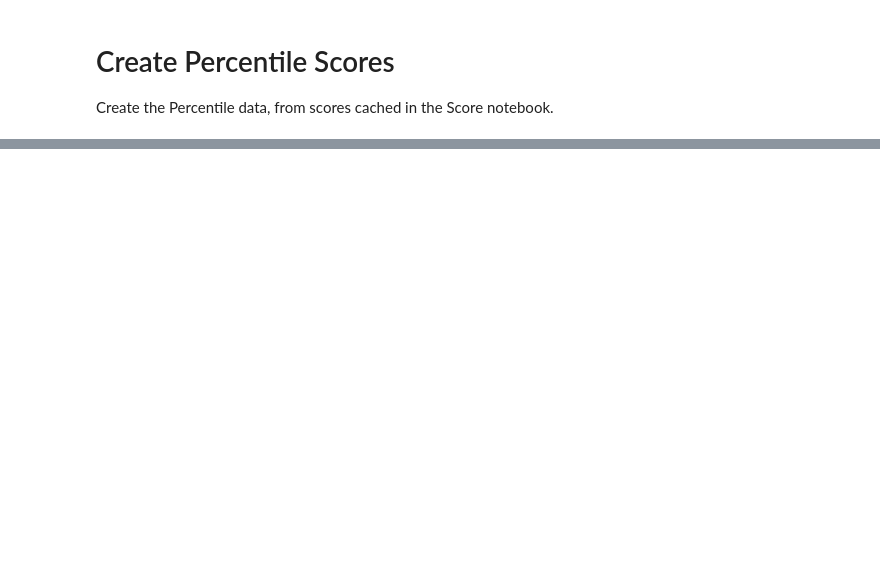
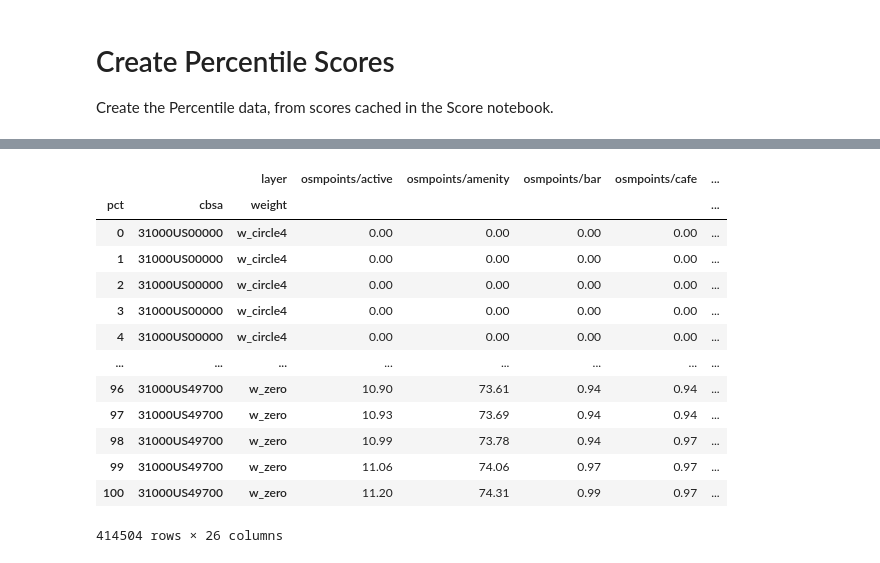
Before and after one commit to metatab-packages/civicknowledge.com-percentile-demosearch, a Jupyter notebook: notebooks/Compile.ipynb, the cells around one changed output, grey strips where cells are left out. Cells and saved outputs as stored; diff of their text form; code cells hidden in the pictures; blank space fills up the shorter version.

```diff
--- a/notebooks/Compile.ipynb
+++ b/notebooks/Compile.ipynb
@@ -82,0 +112,3 @@ assert set(osm_cols) == set(osm_cols_l)
+# %%
+first_score_col = dfs.columns[4]
+dfs.loc[:, first_score_col:]
@@ -87,12 +167,12 @@ def make_pctile_df(df):
     """Create the percentiles dataset"""
 
     frames = []
-    for idx, g in df.groupby('group_cbsa'):
-        t = np.nanpercentile(g[demo_cols+osm_cols], np.linspace(0,100,101), axis=0)
-        pct = pd.DataFrame(t, columns = demo_cols+osm_cols).round(2)
-        pct['cbsa'] = idx
+    for idx, g in df.groupby(['group_cbsa','weight']):
+        t = np.nanpercentile(g.loc[:, first_score_col:], np.linspace(0,100,101), axis=0)
+        pct = pd.DataFrame(t, columns = dfs.columns[4:]).round(2)
+        pct[['cbsa','weight']] = idx
         pct.index.name = 'pct'
-        frames.append(pct.set_index('cbsa',append=True))
+        frames.append(pct.set_index(['cbsa','weight'],append=True))
 
     pct = pd.concat(frames)
 
@@ -105,6 +185,7 @@ def col_pctile(df, cbsa, col, value):
     # return the largest percentile value, rather than 0
     return (t[col]-value).abs().sort_values(ascending=False).idxmin()[0]
 
-pct = make_pctile_df(df)
+pct = make_pctile_df(dfs)
 
-col_pctile(pct, '31000US31080', 'cafe', 21.0) # SHould be 50
+#v = pct.sort_index().loc[ (50, '31000US31080'), :].osmpoints_cafe
+#col_pctile(pct, '31000US31080', 'osmpoints_cafe', v) # SHould be 50
@@ -168,0 +192,17 @@ for (pct_v, cbsa), row in list(pct.sample(20).iterrows()):
+# %%
+pct
+# %% [output]
+|  |  | layer | osmpoints/active | osmpoints/amenity | osmpoints/bar | osmpoints/cafe | ... |
+| pct | cbsa | weight |  |  |  |  | ... |
+| 0 | 31000US00000 | w_circle4 | 0.00 | 0.00 | 0.00 | 0.00 | ... |
+| 1 | 31000US00000 | w_circle4 | 0.00 | 0.00 | 0.00 | 0.00 | ... |
+| 2 | 31000US00000 | w_circle4 | 0.00 | 0.00 | 0.00 | 0.00 | ... |
+| 3 | 31000US00000 | w_circle4 | 0.00 | 0.00 | 0.00 | 0.00 | ... |
+| 4 | 31000US00000 | w_circle4 | 0.00 | 0.00 | 0.00 | 0.00 | ... |
+| ... | ... | ... | ... | ... | ... | ... | ... |
+| 96 | 31000US49700 | w_zero | 10.90 | 73.61 | 0.94 | 0.94 | ... |
+| 97 | 31000US49700 | w_zero | 10.93 | 73.69 | 0.94 | 0.94 | ... |
+| 98 | 31000US49700 | w_zero | 10.99 | 73.78 | 0.94 | 0.97 | ... |
+| 99 | 31000US49700 | w_zero | 11.06 | 74.06 | 0.97 | 0.97 | ... |
+| 100 | 31000US49700 | w_zero | 11.20 | 74.31 | 0.99 | 0.97 | ... |
+414504 rows × 26 columns
```
Also changed, not shown: parts of 20 cells of this notebook, 2 other files.
